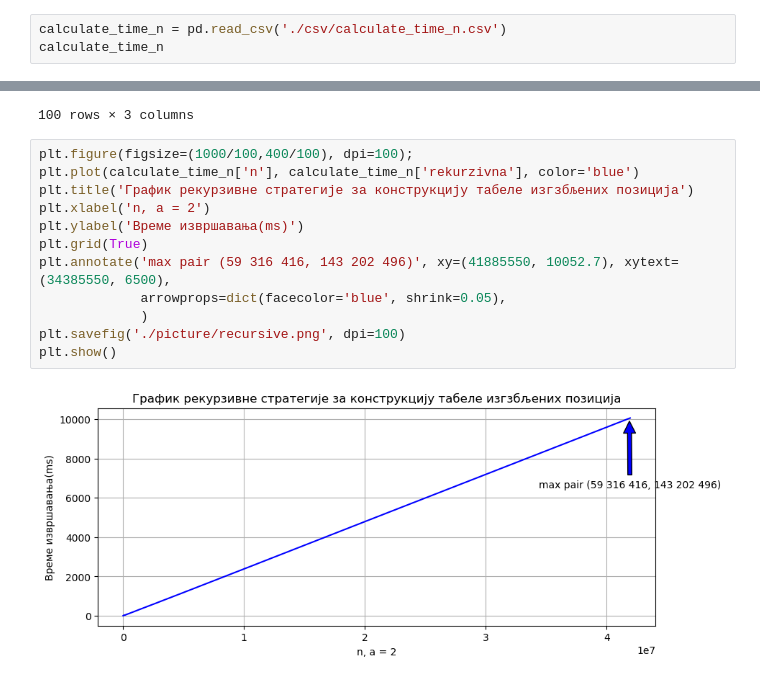
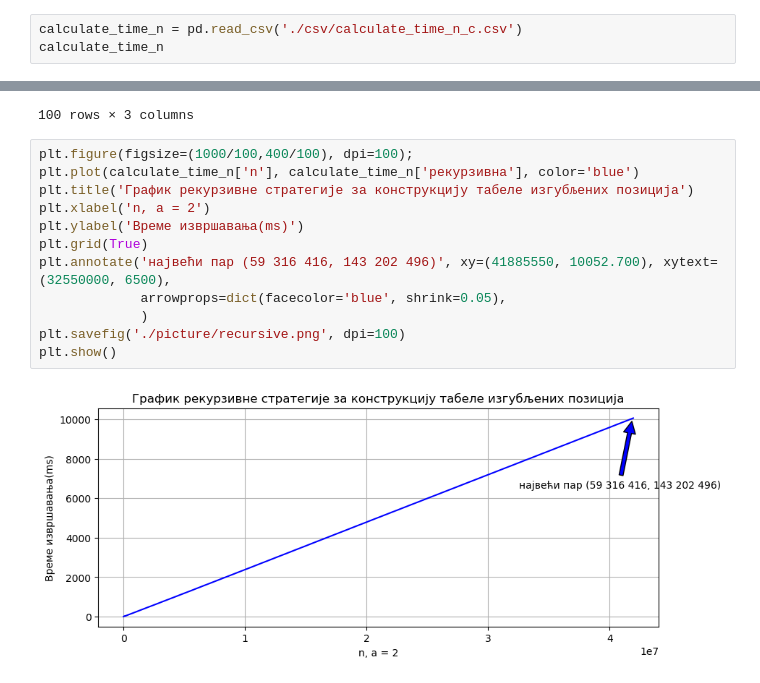
Before and after one commit to marijamijailovic/WythoffGame, a Jupyter notebook: src/statistics/statistics.ipynb, the cells around one changed output, grey strips where cells are left out. Drawn from its saved outputs; the diff is of its cells as text.

```diff
--- a/src/statistics/statistics.ipynb
+++ b/src/statistics/statistics.ipynb
@@ -2,6 +2,6 @@
 import pandas as pd
 import matplotlib.pyplot as plt
 # %%
-calculate_time_n = pd.read_csv('./csv/calculate_time_n.csv')
+calculate_time_n = pd.read_csv('./csv/calculate_time_n_c.csv')
 calculate_time_n
 # %% [output]
@@ -46,17 +46,17 @@ calculate_piles
 100 rows × 3 columns
 # %%
 plt.figure(figsize=(1000/100,400/100), dpi=100);
-plt.plot(calculate_time_n['n'], calculate_time_n['rekurzivna'], color='blue')
-plt.title('График рекурзивне стратегије за конструкцију табеле изгзбљених позиција')
+plt.plot(calculate_time_n['n'], calculate_time_n['рекурзивна'], color='blue')
+plt.title('График рекурзивне стратегије за конструкцију табеле изгубљених позиција')
 plt.xlabel('n, a = 2')
 plt.ylabel('Време извршавања(ms)')
 plt.grid(True)
-plt.annotate('max pair (59 316 416, 143 202 496)', xy=(41885550, 10052.7), xytext=(34385550, 6500),
+plt.annotate('највећи пар (59 316 416, 143 202 496)', xy=(41885550, 10052.700), xytext=(32550000, 6500),
              arrowprops=dict(facecolor='blue', shrink=0.05),
              )
 plt.savefig('./picture/recursive.png', dpi=100)
 plt.show()
 # %% [output]
-[figure, old version]
+[figure, new version]
 # %%
 plt.figure(figsize=(1000/100,400/100), dpi=100);
```
Also changed, not shown: parts of 5 cells of this notebook, 8 other files.
